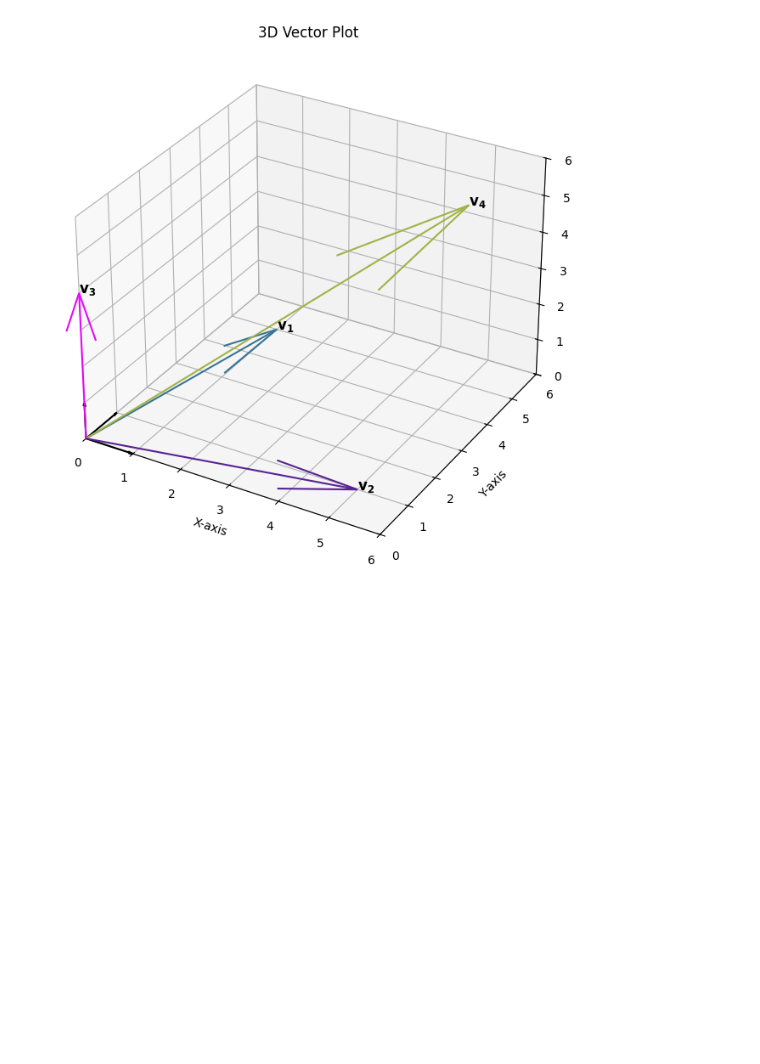
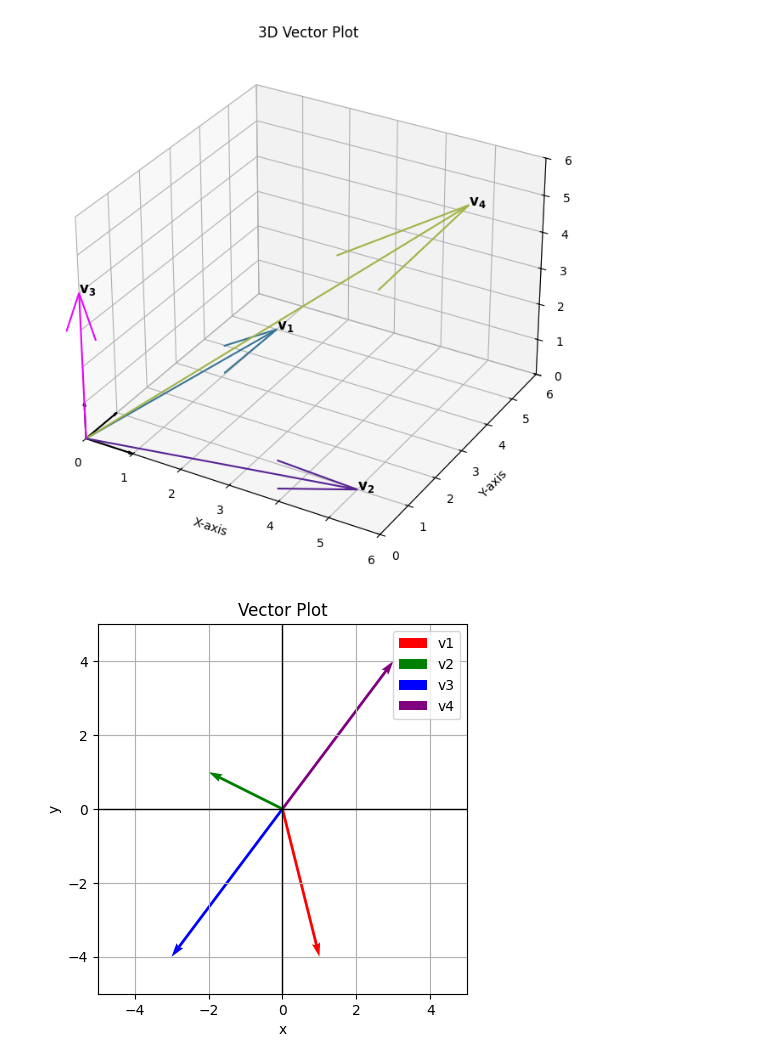
Before and after one commit to Steven-Ou/SP245-Python, a Jupyter notebook: new.ipynb, the cells around one changed output. Cells and saved outputs as stored; diff of their text form; code cells hidden in the pictures; blank space fills up the shorter version.

```diff
--- a/new.ipynb
+++ b/new.ipynb
@@ -77,34 +77,39 @@ import numpy as np
 
 # Define the vectors
 v1 = np.array([1, -4])
 v2 = np.array([-2, 1])
 v3 = np.array([-3, -4])
 v4 = np.array([3, 4])
 
 # Create the plot
 fig, ax = plt.subplots()
+# Draw x and y axes
+ax.axhline(0, color='black', linewidth=1)  # X-axis (horizontal)
+ax.axvline(0, color='black', linewidth=1)  # Y-axis (vertical)
 
 # Plot the vectors
-ax.quiver(0, 0, v1[0], v1[1], angles='xy', scale_units='xy', scale=1, color='r', label='$\\vect{v_1}$')
-ax.quiver(0, 0, v2[0], v2[1], angles='xy', scale_units='xy', scale=1, color='g', label='$\\vect{v_2}$')
-ax.quiver(0, 0, v3[0], v3[1], angles='xy', scale_units='xy', scale=1, color='b', label='$\\vect{v_3}$')
-ax.quiver(0, 0, v4[0], v4[1], angles='xy', scale_units='xy', scale=1, color='purple', label='$\\vect{v_4}$')
+ax.quiver(0, 0, v1[0], v1[1], angles='xy', scale_units='xy', scale=1, color='r', label='v1')
+ax.quiver(0, 0, v2[0], v2[1], angles='xy', scale_units='xy', scale=1, color='g', label='v2')
+ax.quiver(0, 0, v3[0], v3[1], angles='xy', scale_units='xy', scale=1, color='b', label='v3')
+ax.quiver(0, 0, v4[0], v4[1], angles='xy', scale_units='xy', scale=1, color='purple', label='v4')
 
 # Set the axis limits
 ax.set_xlim(-5, 5)
 ax.set_ylim(-5, 5)
 
 # Add grid, labels, and title
 ax.grid(True)
 ax.set_xlabel('x')
 ax.set_ylabel('y')
 ax.set_title('Vector Plot')
 
 # Add legend for vector labels
 ax.legend()
 
 # Set aspect ratio to be equal
 ax.set_aspect('equal')
 
 # Show the plot
 plt.show()
+# %% [output]
+[figure, added]
```
Also changed, not shown: 1 other file.
